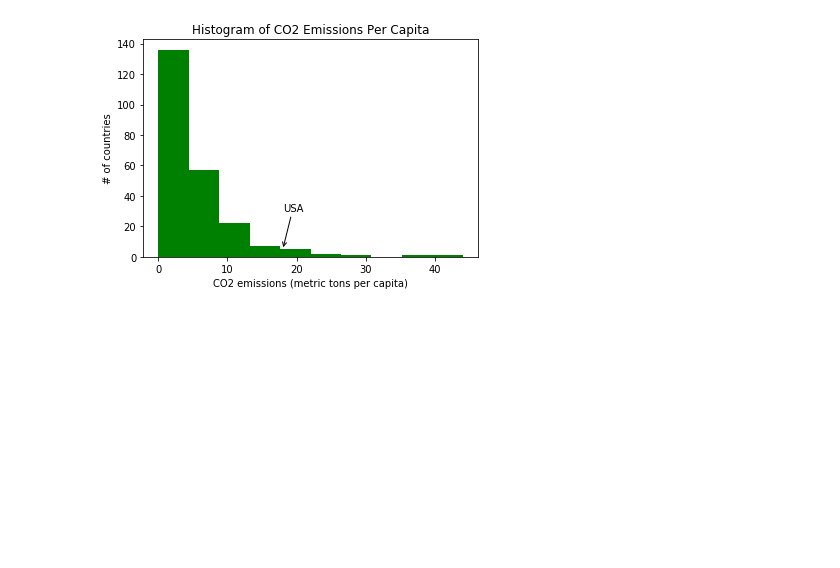
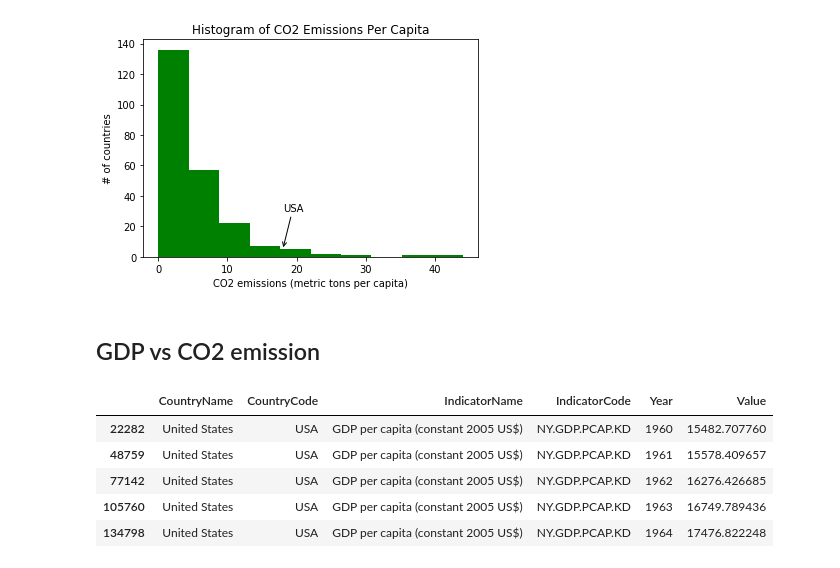
Before and after one commit to synaplasticity/python4datascience, a Jupyter notebook: Week5-Visualization/Matlibplot_practise.ipynb, the cells around one changed output. Saved outputs shown, nothing was run; the diff lists cells and outputs as text; code cells hidden in the pictures; blank space fills up the shorter version.

```diff
--- a/Week5-Visualization/Matlibplot_practise.ipynb
+++ b/Week5-Visualization/Matlibplot_practise.ipynb
@@ -173,3 +173,5 @@ plt.title('Histogram of CO2 Emissions Per Capita')
 plt.show()
 # %% [output]
 [figure]
+# %% [markdown]
+## GDP vs CO2 emission
@@ -175,0 +184,9 @@ plt.show()
+# %%
+gdp_stage.head(5)
+# %% [output]
+|  | CountryName | CountryCode | IndicatorName | IndicatorCode | Year | Value |
+| 22282 | United States | USA | GDP per capita (constant 2005 US$) | NY.GDP.PCAP.KD | 1960 | 15482.707760 |
+| 48759 | United States | USA | GDP per capita (constant 2005 US$) | NY.GDP.PCAP.KD | 1961 | 15578.409657 |
+| 77142 | United States | USA | GDP per capita (constant 2005 US$) | NY.GDP.PCAP.KD | 1962 | 16276.426685 |
+| 105760 | United States | USA | GDP per capita (constant 2005 US$) | NY.GDP.PCAP.KD | 1963 | 16749.789436 |
+| 134798 | United States | USA | GDP per capita (constant 2005 US$) | NY.GDP.PCAP.KD | 1964 | 17476.822248 |
```
Also changed, not shown: parts of 28 cells of this notebook, 1 other file.
